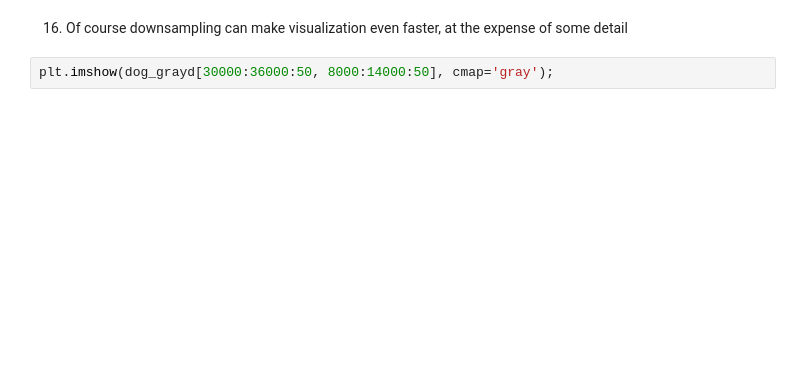
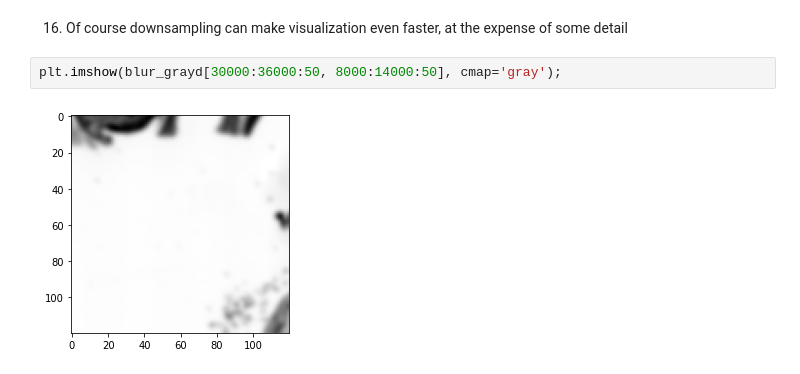
Before and after one commit to TheJacksonLaboratory/zarr_and_dask_demo, a Jupyter notebook: tutorials/03_dask_basics.ipynb, the cells around one changed output. Drawn from its saved outputs; the diff is of its cells as text; blank space fills up the shorter version.

```diff
--- a/tutorials/03_dask_basics.ipynb
+++ b/tutorials/03_dask_basics.ipynb
@@ -120,5 +123,7 @@ plt.imshow(dog_grayd[30000:36000, 8000:14000], cmap='gray');
 # %% [markdown]
 16. Of course downsampling can make visualization even faster, at the expense of some detail
 # %%
-plt.imshow(dog_grayd[30000:36000:50, 8000:14000:50], cmap='gray');
+plt.imshow(blur_grayd[30000:36000:50, 8000:14000:50], cmap='gray');
+# %% [output]
+[figure, added]
 # %%
```
Also changed, not shown: parts of 5 cells of this notebook.
